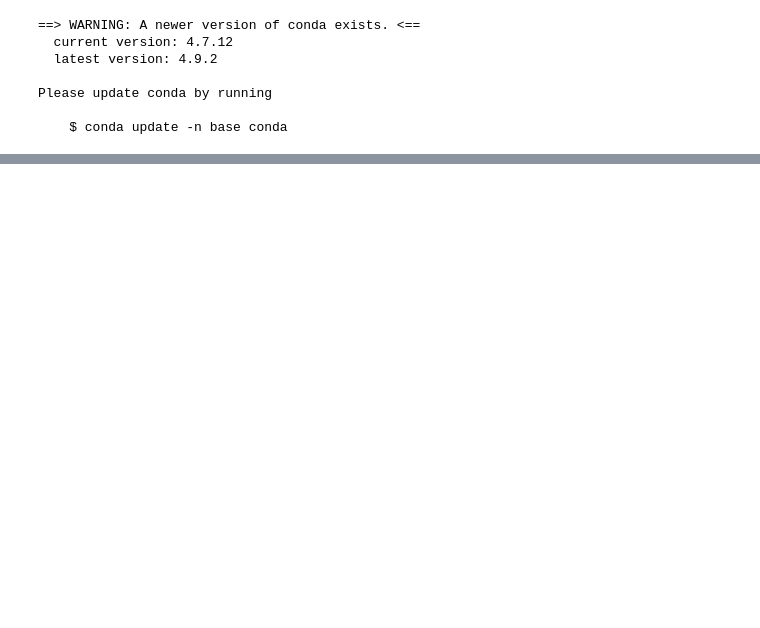
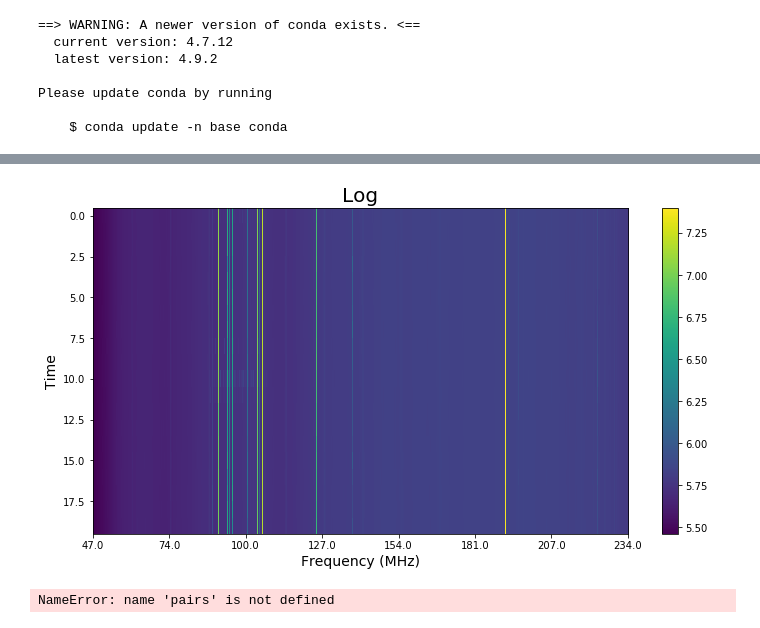
Before and after one commit to maria8ch/Phys434_BigData, a Jupyter notebook: Chernyavskaya_Report5.ipynb, the cells around one changed output, grey strips where cells are left out. Saved outputs shown, nothing was run; the diff lists cells and outputs as text; code cells hidden in the pictures; blank space fills up the shorter version.

```diff
--- a/Chernyavskaya_Report5.ipynb
+++ b/Chernyavskaya_Report5.ipynb
@@ -52,0 +136,30 @@ _ = axs.set_xticklabels(xticklabels)
+# %%
+fig, axs = plt.subplots(1,1,figsize=(12,6))
+im = plt.imshow(np.log10(np.abs(data)), aspect='auto',interpolation = 'nearest')
+cbar = fig.colorbar(im)
+freqs = uv.freq_array[0]*1e-6 #gets frequencies associated with each channel, in MHz
+axs.set_ylabel('Time', fontsize = 14)
+axs.set_xlabel('Frequency (MHz)', fontsize = 14)
+xticks = [int(i) for i in np.linspace(0,len(freqs)-1,8)]
+_ = axs.set_xticks(xticks)
+xticklabels = np.around(freqs[xticks],0)
+_ = axs.set_xticklabels(xticklabels)
+axs.set_title("Log", fontsize= 20);
+# %% [output]
+[figure, added]
+# %%
+sa=[]
+for i in range(len(pairs)):
+    if pairs[i][0]==pairs[i][1]:
+        sa.append(pairs[i])
+len(sa)
+
+fig,ax=plt.subplots(6,6,figsize=(20,20))
+ax=ax.flatten()
+for i in range(36):
+    pr=sa[i]
+    dat = uv.get_data(pr)
+    ax[i].set_title(pr)
+    ax[i].plot(freqs,np.log10(abs(dat[10])))
+# %% [output]
+NameError: name 'pairs' is not defined
```
Also changed, not shown: parts of 26 cells of this notebook.
